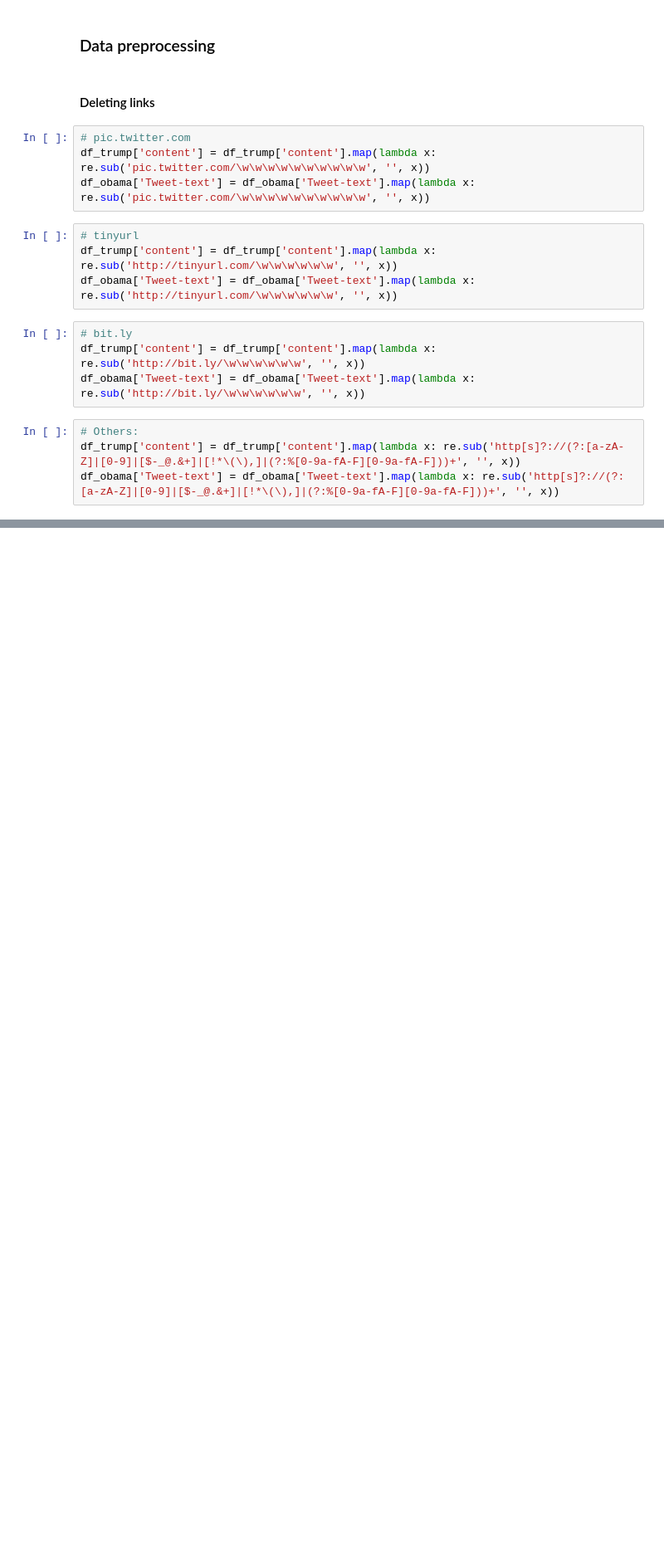
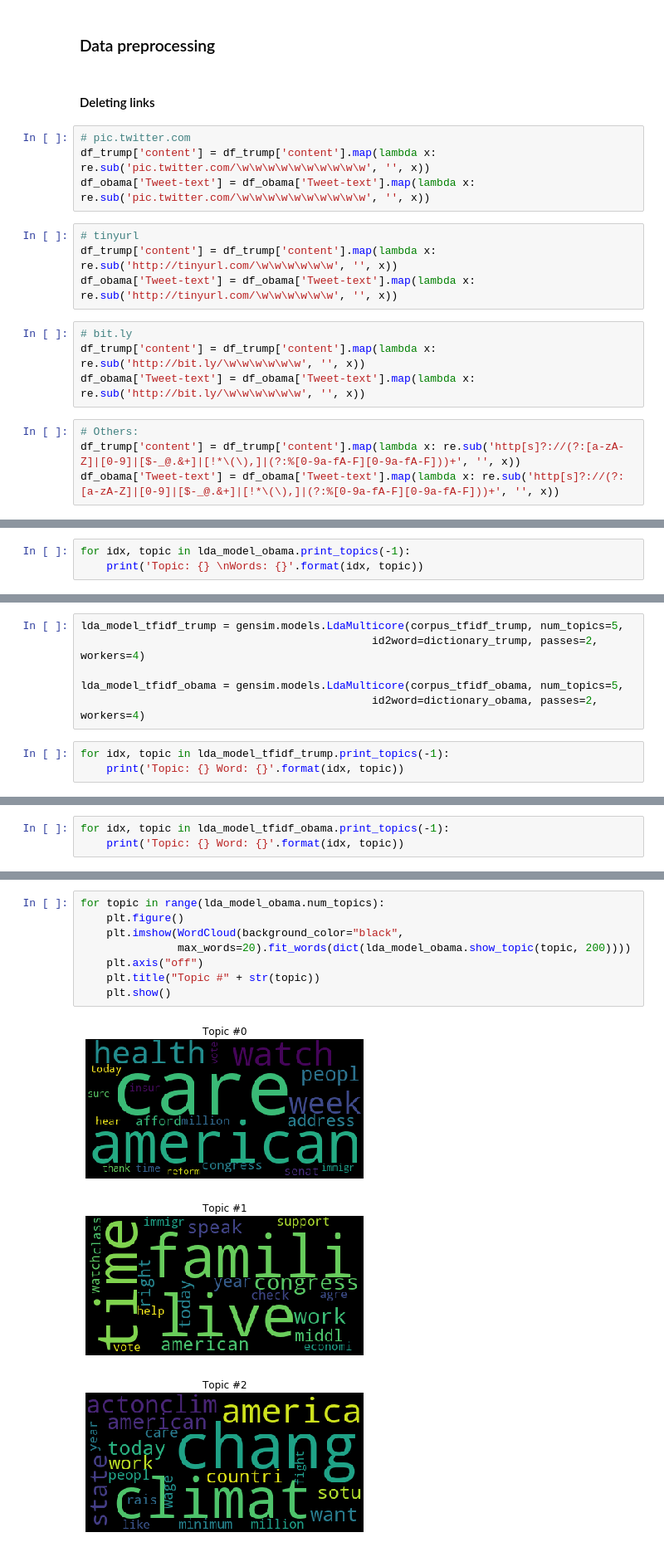
Before and after one commit to Masdevallia/nlp-topic-modeling, a Jupyter notebook: Obama_VS_Trump_Round2.ipynb, the cells around one changed output, grey strips where cells are left out. Shown at 83% size. Drawn from its saved outputs; the diff is of its cells as text; blank space fills up the shorter version.

```diff
--- a/Obama_VS_Trump_Round2.ipynb
+++ b/Obama_VS_Trump_Round2.ipynb
@@ -62,0 +271,3 @@ df_obama['Tweet-text'] = df_obama['Tweet-text'].map(lambda x: re.sub('http[s]?:/
+# %%
+for idx, topic in lda_model_obama.print_topics(-1):
+    print('Topic: {} \nWords: {}'.format(idx, topic))
@@ -62,0 +287,9 @@ df_obama['Tweet-text'] = df_obama['Tweet-text'].map(lambda x: re.sub('http[s]?:/
+# %%
+lda_model_tfidf_trump = gensim.models.LdaMulticore(corpus_tfidf_trump, num_topics=5,
+                                             id2word=dictionary_trump, passes=2, workers=4)
+
+lda_model_tfidf_obama = gensim.models.LdaMulticore(corpus_tfidf_obama, num_topics=5,
+                                             id2word=dictionary_obama, passes=2, workers=4)
+# %%
+for idx, topic in lda_model_tfidf_trump.print_topics(-1):
+    print('Topic: {} Word: {}'.format(idx, topic))
@@ -62,0 +302,3 @@ df_obama['Tweet-text'] = df_obama['Tweet-text'].map(lambda x: re.sub('http[s]?:/
+# %%
+for idx, topic in lda_model_tfidf_obama.print_topics(-1):
+    print('Topic: {} Word: {}'.format(idx, topic))
@@ -62,0 +405,12 @@ df_obama['Tweet-text'] = df_obama['Tweet-text'].map(lambda x: re.sub('http[s]?:/
+# %%
+for topic in range(lda_model_obama.num_topics):
+    plt.figure()
+    plt.imshow(WordCloud(background_color="black",
+               max_words=20).fit_words(dict(lda_model_obama.show_topic(topic, 200))))
+    plt.axis("off")
+    plt.title("Topic #" + str(topic))
+    plt.show()
+# %% [output]
+[figure, added]
+[figure, added]
+[figure, added]
```
Also changed, not shown: parts of 41 cells of this notebook, 1 other file.
